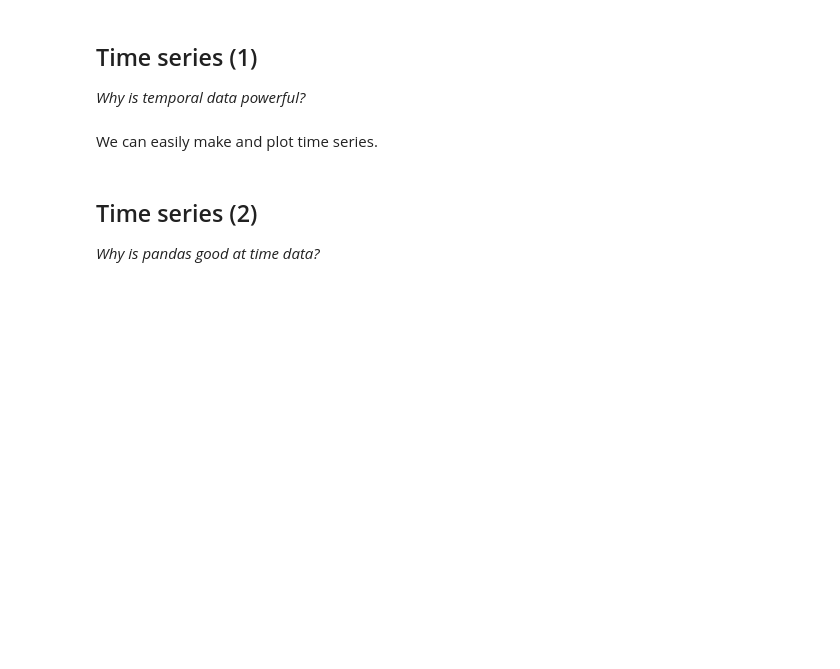
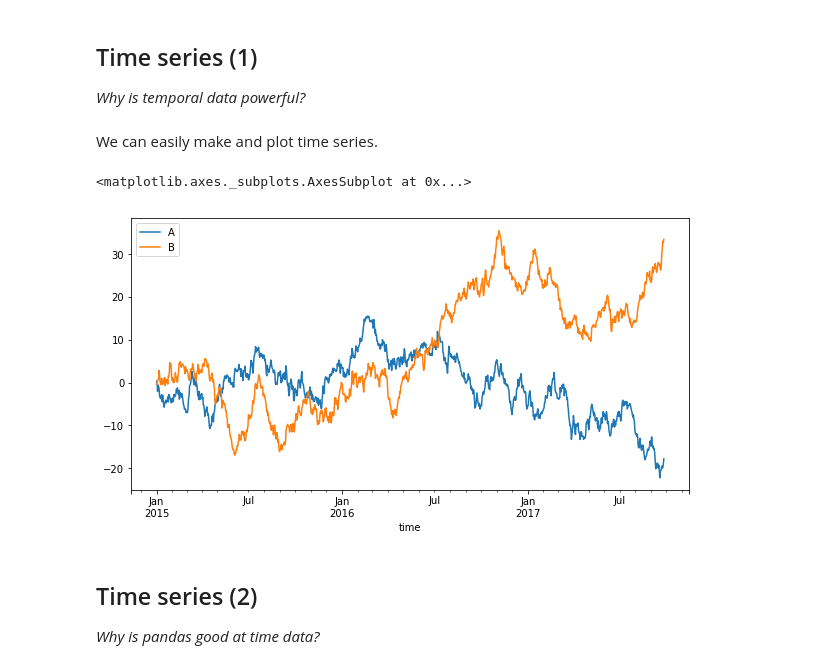
Before and after one commit to abjer/sds, a Jupyter notebook: material/session_6/lecture_6.ipynb, the cells around one changed output. Drawn from its saved outputs; the diff is of its cells as text; code cells hidden in the pictures; blank space fills up the shorter version.

```diff
--- a/material/session_6/lecture_6.ipynb
+++ b/material/session_6/lecture_6.ipynb
@@ -143,10 +206,14 @@ We can easily make and plot time series.
 # %%
 T = 1000
 data = {v:np.cumsum(np.random.randn(T)) for v in ['A', 'B']}
 data['time'] = pd.date_range(start='20150101', freq='D', periods=T)
 ts_df = pd.DataFrame(data)
 
-ts_df.set_index('time').plot()
+# print(ts_df.head())
+ts_df.set_index('time').plot(figsize=(10,5))
+# %% [output]
+<matplotlib.axes._subplots.AxesSubplot at 0x...>
+[figure, added]
 # %% [markdown]
 ## Time series (2)
 *Why is pandas good at time data?*
```
Also changed, not shown: parts of 26 cells of this notebook, 5 other files.
